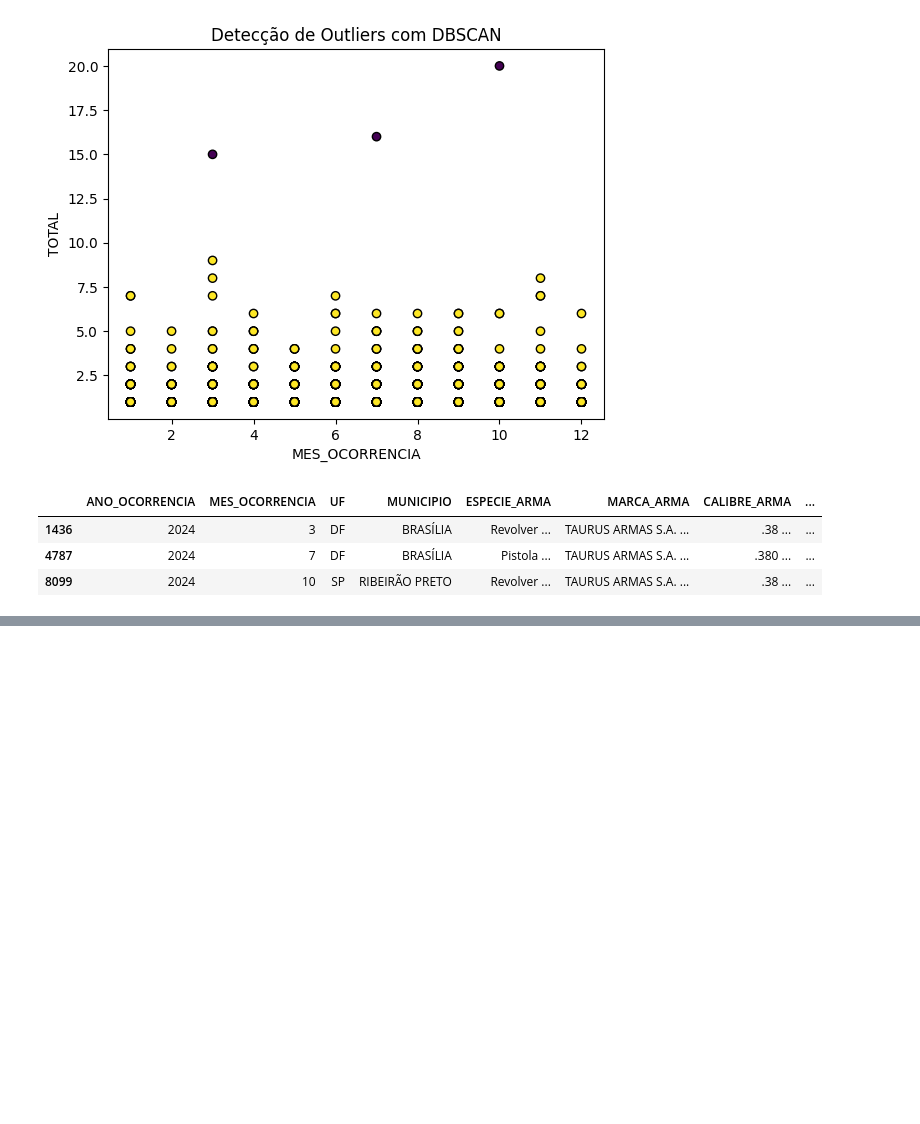
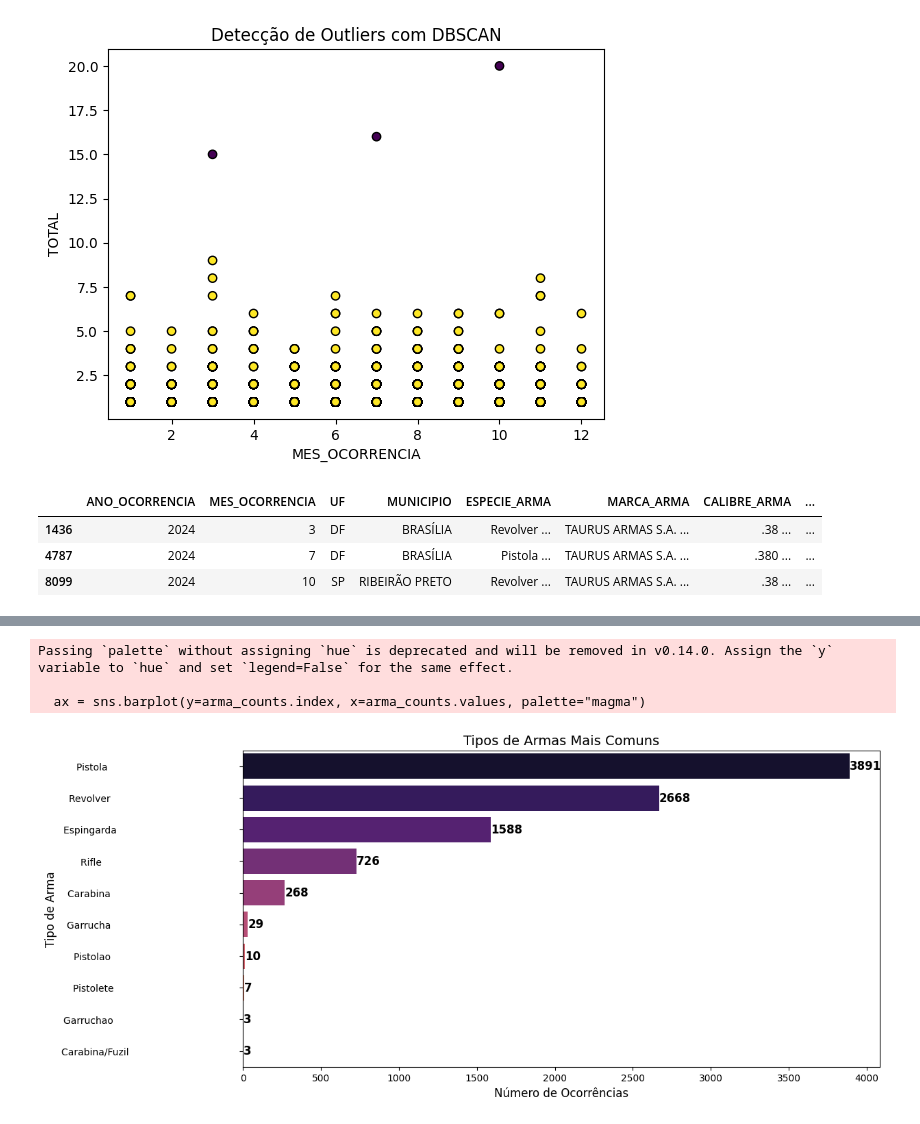
Before and after one commit to Victorferb/Minera-o-de-dados, a Jupyter notebook: pre-processamento.ipynb, the cells around one changed output, grey strips where cells are left out. Cells and saved outputs as stored; diff of their text form; code cells hidden in the pictures; blank space fills up the shorter version.

```diff
--- a/pre-processamento.ipynb
+++ b/pre-processamento.ipynb
@@ -127,0 +202,23 @@ Pelo método DBSCAN encontrou-se 3 outlier
+# %%
+# Contar os tipos de armas mais comuns
+arma_counts = df_sem_outlier["ESPECIE_ARMA"].value_counts().head(10)  # Seleciona os 10 mais comuns
+
+# Criar o gráfico de barras
+plt.figure(figsize=(12, 6))
+ax = sns.barplot(y=arma_counts.index, x=arma_counts.values, palette="magma")
+
+for index, value in enumerate(arma_counts.values):
+    ax.text(value + 1, index, str(value), va='center', fontsize=12, color='black', fontweight='bold')
+
+# Adicionar títulos e rótulos
+plt.title("Tipos de Armas Mais Comuns", fontsize=14)
+plt.xlabel("Número de Ocorrências", fontsize=12)
+plt.ylabel("Tipo de Arma", fontsize=12)
+
+# Exibir o gráfico
+plt.show()
+# %% [output]
+Passing `palette` without assigning `hue` is deprecated and will be removed in v0.14.0. Assign the `y` variable to `hue` and set `legend=False` for the same effect.
+
+  ax = sns.barplot(y=arma_counts.index, x=arma_counts.values, palette="magma")
+[figure, added]
```
Also changed, not shown: parts of 10 cells of this notebook, 1 other file.
